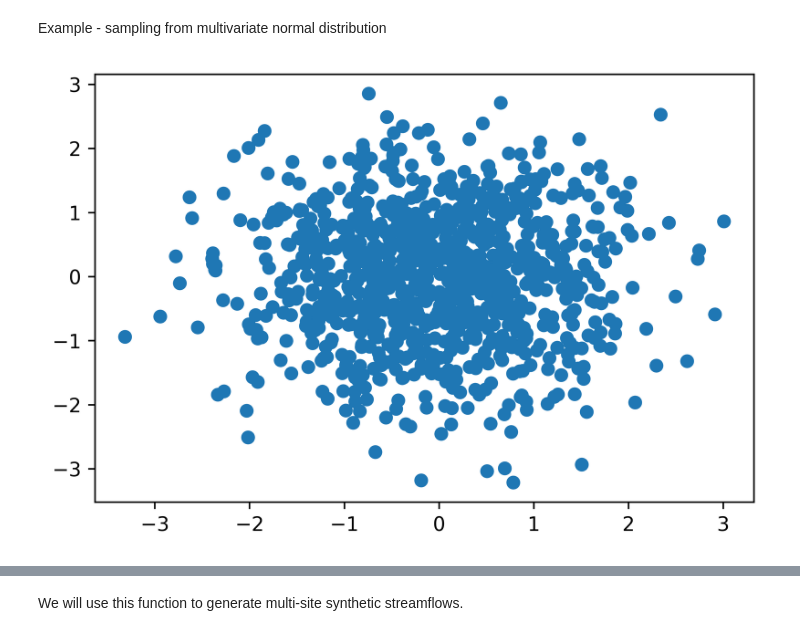
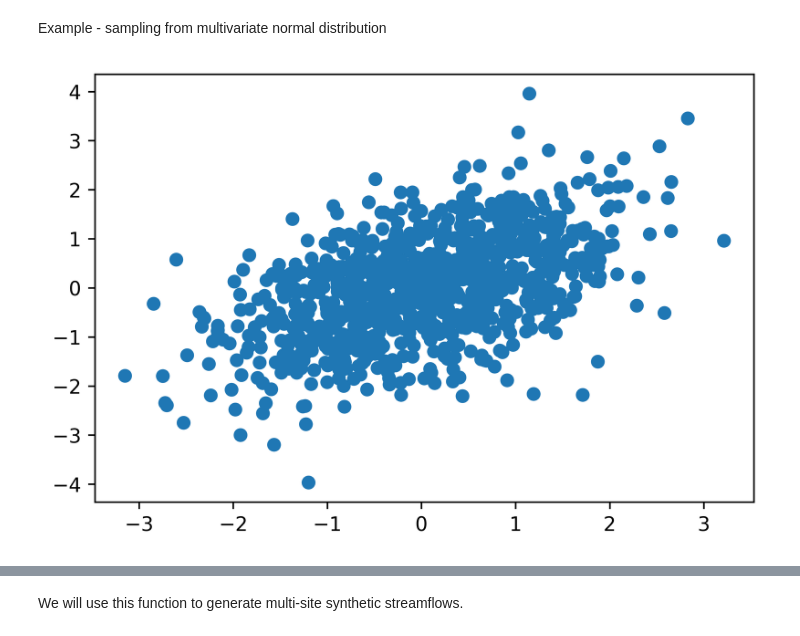
Before and after one commit to jdherman/eci273, a Jupyter notebook: L09-multisite-generation.ipynb, the cells around one changed output, grey strips where cells are left out. Drawn from its saved outputs; the diff is of its cells as text; code cells hidden in the pictures.

```diff
--- a/L09-multisite-generation.ipynb
+++ b/L09-multisite-generation.ipynb
@@ -13,12 +13,12 @@ from scipy import stats
 Example - sampling from multivariate normal distribution
 # %%
 mu = [0,0]
-Sigma = [[1,0], [0,1]] # no correlation
+Sigma = [[1,0.5], [0.5,1]] # no correlation
 x = np.random.multivariate_normal(mu, Sigma, 1000)
 plt.scatter(x[:,0], x[:,1])
 plt.show()
 # %% [output]
-[figure, old version]
+[figure, new version]
 # %%
 mu = [0,0]
 Sigma = [[1,0.8], [0.8,1]] # add correlation
```
Also changed, not shown: parts of 7 cells of this notebook, 5 other files.
